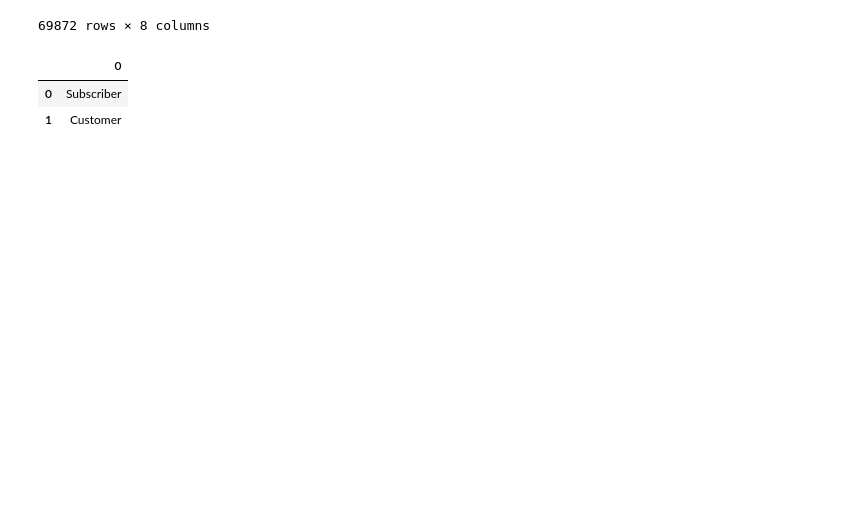
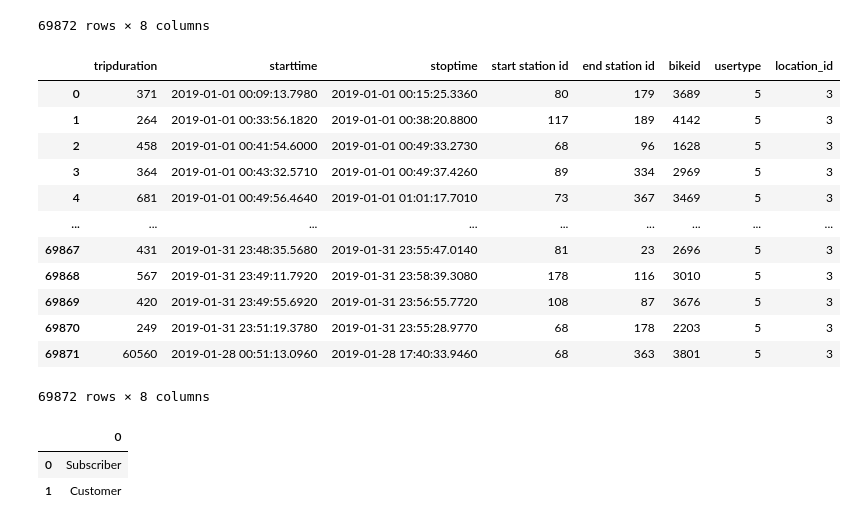
Before and after one commit to JeganS948/project2, a Jupyter notebook: resources/3_boston_us/boston .ipynb, the cells around one changed output. Drawn from its saved outputs; the diff is of its cells as text; code cells hidden in the pictures; blank space fills up the shorter version.

```diff
--- a/resources/3_boston_us/boston .ipynb
+++ b/resources/3_boston_us/boston .ipynb
@@ -149,6 +149,37 @@ boston_01
 | 69870 | 249 | 2019-01-31 23:51:19.3780 | 2019-01-31 23:55:28.9770 | 68 | 178 | 2203 | Subscriber | 3 |
 | 69871 | 60560 | 2019-01-28 00:51:13.0960 | 2019-01-28 17:40:33.9460 | 68 | 363 | 3801 | Subscriber | 3 |
 69872 rows × 8 columns
+# %%
+#usertype:annual=subscriber(3),casual=customer(4)
+
+boston_01=boston_01.replace({"usertype":{"Subscriber":5,"Customer":6}})
+boston_02=boston_02.replace({"usertype":{"Subscriber":5,"Customer":6}})
+boston_03=boston_03.replace({"usertype":{"Subscriber":5,"Customer":6}})
+boston_04=boston_04.replace({"usertype":{"Subscriber":5,"Customer":6}})
+boston_05=boston_05.replace({"usertype":{"Subscriber":5,"Customer":6}})
+boston_06=boston_06.replace({"usertype":{"Subscriber":5,"Customer":6}})
+boston_07=boston_07.replace({"usertype":{"Subscriber":5,"Customer":6}})
+boston_08=boston_08.replace({"usertype":{"Subscriber":5,"Customer":6}})
+boston_09=boston_09.replace({"usertype":{"Subscriber":5,"Customer":6}})
+boston_10=boston_10.replace({"usertype":{"Subscriber":5,"Customer":6}})
+boston_11=boston_11.replace({"usertype":{"Subscriber":5,"Customer":6}})
+boston_12=boston_12.replace({"usertype":{"Subscriber":5,"Customer":6}})
+# %%
+boston_01
+# %% [output]
+|  | tripduration | starttime | stoptime | start station id | end station id | bikeid | usertype | location_id |
+| 0 | 371 | 2019-01-01 00:09:13.7980 | 2019-01-01 00:15:25.3360 | 80 | 179 | 3689 | 5 | 3 |
+| 1 | 264 | 2019-01-01 00:33:56.1820 | 2019-01-01 00:38:20.8800 | 117 | 189 | 4142 | 5 | 3 |
+| 2 | 458 | 2019-01-01 00:41:54.6000 | 2019-01-01 00:49:33.2730 | 68 | 96 | 1628 | 5 | 3 |
+| 3 | 364 | 2019-01-01 00:43:32.5710 | 2019-01-01 00:49:37.4260 | 89 | 334 | 2969 | 5 | 3 |
+| 4 | 681 | 2019-01-01 00:49:56.4640 | 2019-01-01 01:01:17.7010 | 73 | 367 | 3469 | 5 | 3 |
+| ... | ... | ... | ... | ... | ... | ... | ... | ... |
+| 69867 | 431 | 2019-01-31 23:48:35.5680 | 2019-01-31 23:55:47.0140 | 81 | 23 | 2696 | 5 | 3 |
+| 69868 | 567 | 2019-01-31 23:49:11.7920 | 2019-01-31 23:58:39.3080 | 178 | 116 | 3010 | 5 | 3 |
+| 69869 | 420 | 2019-01-31 23:49:55.6920 | 2019-01-31 23:56:55.7720 | 108 | 87 | 3676 | 5 | 3 |
+| 69870 | 249 | 2019-01-31 23:51:19.3780 | 2019-01-31 23:55:28.9770 | 68 | 178 | 2203 | 5 | 3 |
+| 69871 | 60560 | 2019-01-28 00:51:13.0960 | 2019-01-28 17:40:33.9460 | 68 | 363 | 3801 | 5 | 3 |
+69872 rows × 8 columns
 # %%
 user01 = pd.DataFrame(boston_01["usertype"].unique())
 # %%
```
